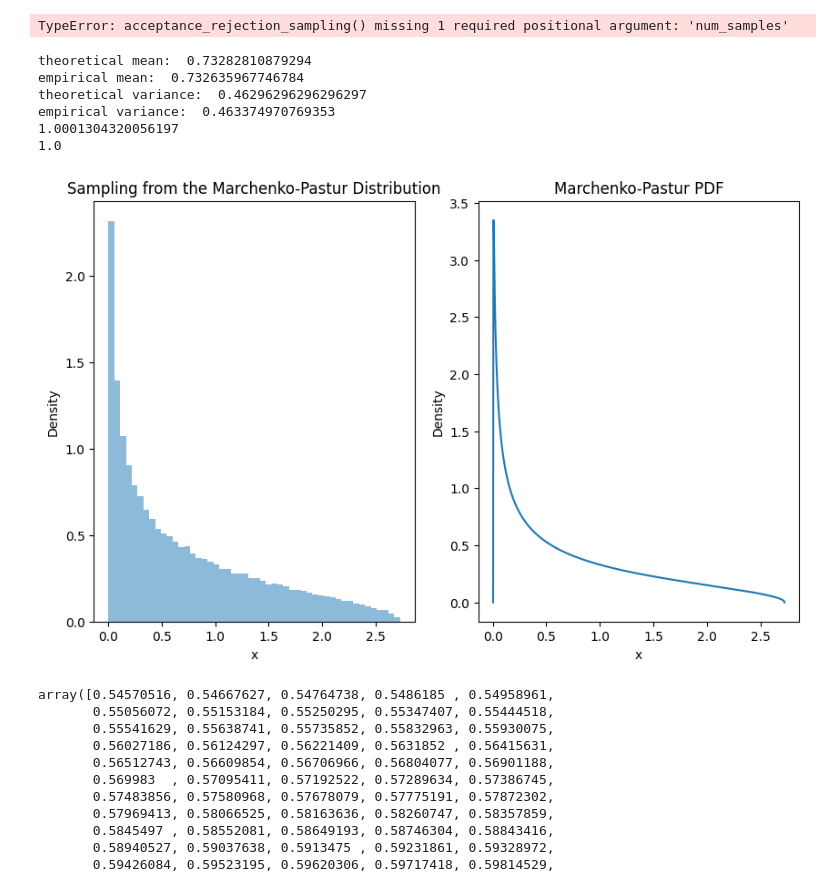
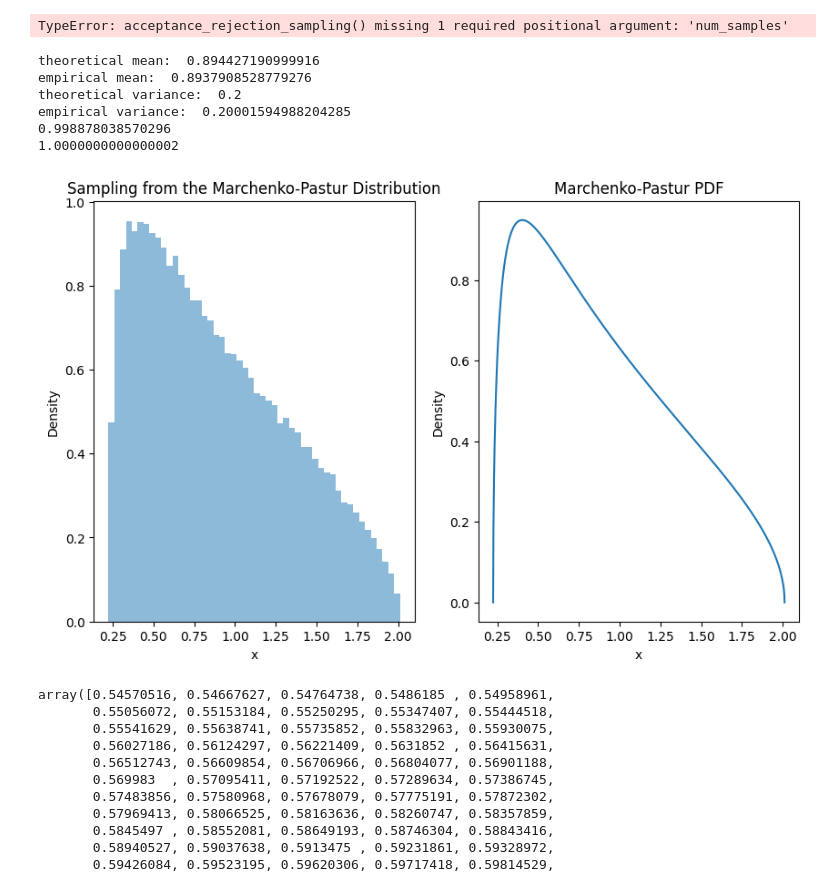
Before and after one commit to zhiyhucode/deepinv, a Jupyter notebook: experimental/notebooks/playground.ipynb, the cells around one changed output. Saved outputs shown, nothing was run; the diff lists cells and outputs as text; code cells hidden in the pictures.

```diff
--- a/experimental/notebooks/playground.ipynb
+++ b/experimental/notebooks/playground.ipynb
@@ -660,37 +582,37 @@ class MarchenkoPastur:
     def var(self):
         return self.gamma*self.sigma**4
 # %%
-m = 725
-n = 25**2
+m = 4096
+n = 32**2
 num_samples = 100000
 
 distribution = MarchenkoPastur(m,n)
 samples = distribution.sample(num_samples)
 print("theoretical mean: ", distribution.mean())
 print("empirical mean: ", samples.mean())
 print("theoretical variance: ", distribution.var())
 print("empirical variance: ", samples.var())
 print(samples.mean()**2 + samples.var())
 print(distribution.mean()**2 + distribution.var())
 pdf_values = distribution.pdf(np.linspace(distribution.min_supp,distribution.max_supp,1000))
 fig, ax = plt.subplots(1,2,figsize=(10,6))
 ax[0].hist(samples, bins=50, density=True, alpha=0.5, label='Sampled Data')
 ax[0].set_title('Sampling from the Marchenko-Pastur Distribution')
 ax[0].set_xlabel('x')
 ax[0].set_ylabel('Density')
 ax[1].plot(np.linspace(distribution.min_supp,distribution.max_supp,1000),pdf_values)
 ax[1].set_xlabel('x')
 ax[1].set_ylabel('Density')
 ax[1].set_title('Marchenko-Pastur PDF')
 plt.show()
 # %% [output]
-theoretical mean:  0.73282810879294
-empirical mean:  0.732635967746784
-theoretical variance:  0.46296296296296297
-empirical variance:  0.463374970769353
-1.0001304320056197
-1.0
+theoretical mean:  0.894427190999916
+empirical mean:  0.8937908528779276
+theoretical variance:  0.2
+empirical variance:  0.20001594988204285
+0.998878038570296
+1.0000000000000002
-[figure, old version]
+[figure, new version]
 # %%
 np.linspace(distribution.min_supp,distribution.max_supp,1000)
 # %% [output]
```
Also changed, not shown: parts of 1 cell of this notebook, 13 other files.
